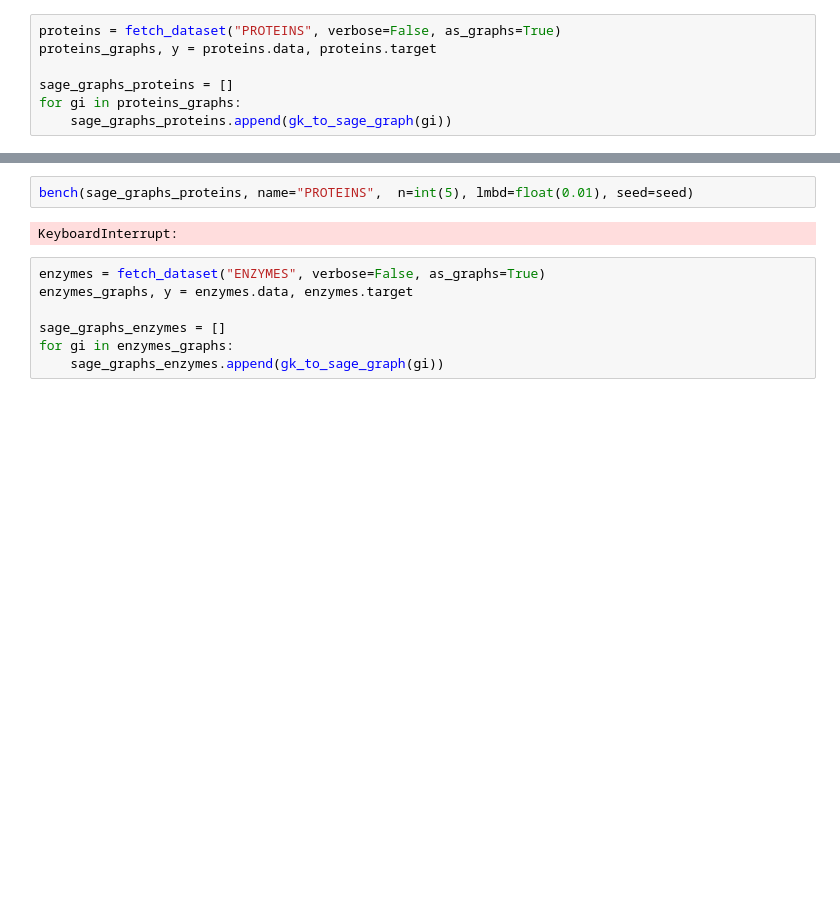
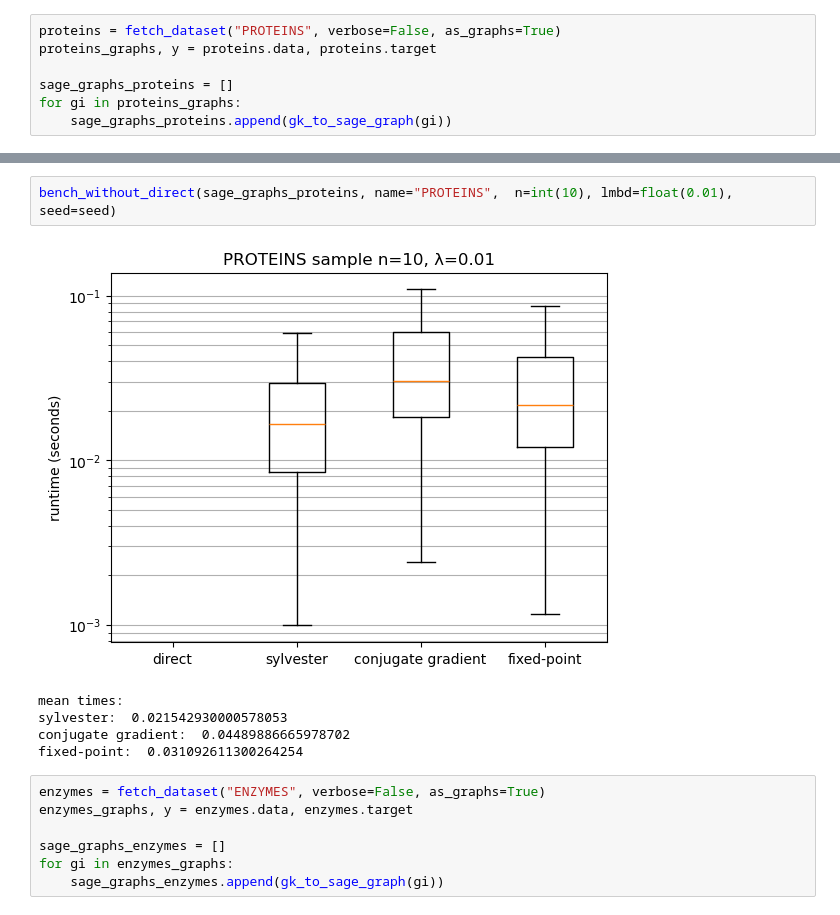
Before and after one commit to arslan-yam/random_walk_kernels_computations, a Jupyter notebook: src/rw_kernels.ipynb, the cells around one changed output, grey strips where cells are left out. Saved outputs shown, nothing was run; the diff lists cells and outputs as text; blank space fills up the shorter version.

Commit message:
bench fixed

```diff
--- a/src/rw_kernels.ipynb
+++ b/src/rw_kernels.ipynb
@@ -505,7 +607,11 @@ for gi in proteins_graphs:
 # %%
-bench(sage_graphs_proteins, name="PROTEINS",  n=int(5), lmbd=float(0.01), seed=seed)
+bench_without_direct(sage_graphs_proteins, name="PROTEINS",  n=int(10), lmbd=float(0.01), seed=seed)
 # %% [output]
+[figure, added]
-KeyboardInterrupt:
+mean times:
+sylvester:  0.021542930000578053
+conjugate gradient:  0.04489886665978702
+fixed-point:  0.031092611300264254
 # %%
 enzymes = fetch_dataset("ENZYMES", verbose=False, as_graphs=True)
 enzymes_graphs, y = enzymes.data, enzymes.target
```
Also changed, not shown: parts of 2 cells of this notebook.
